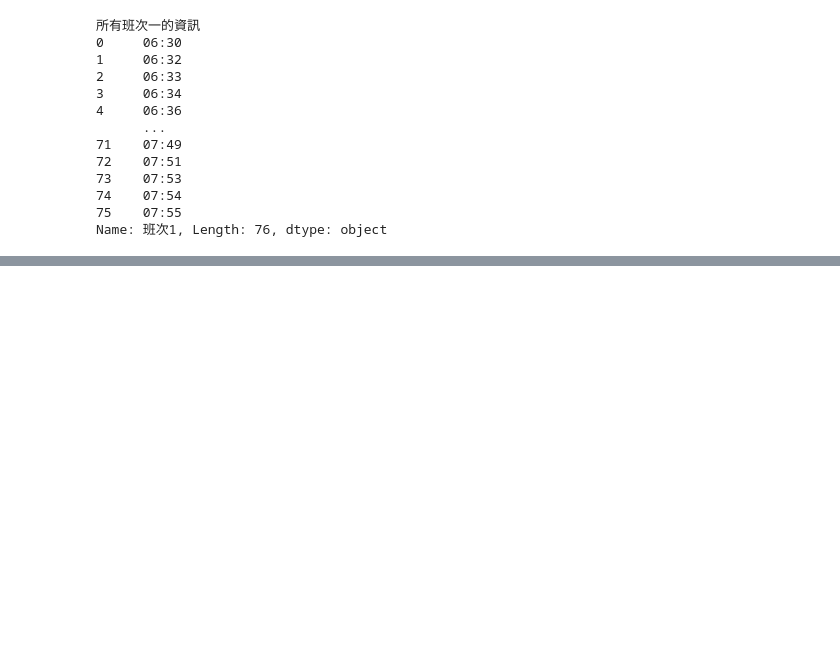
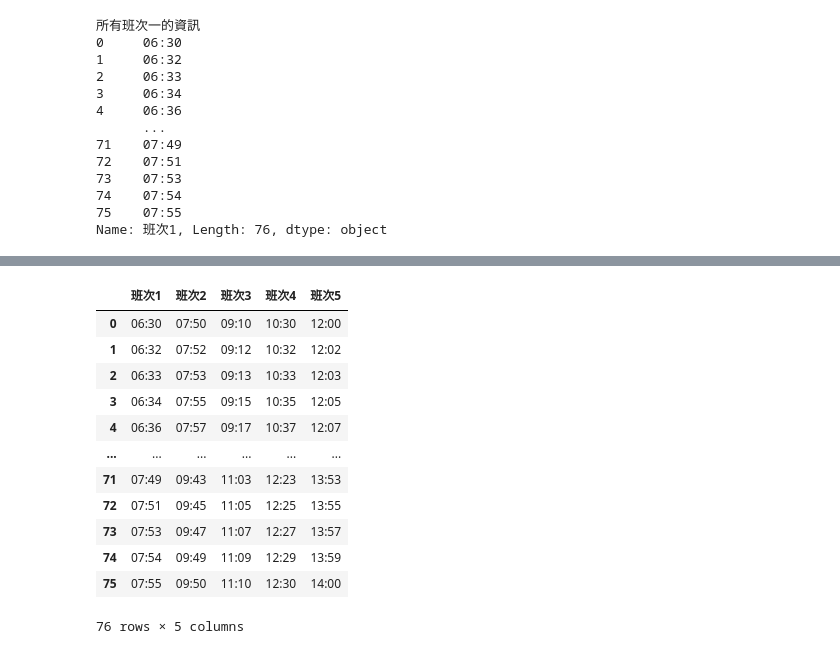
Before and after one commit to PatrickRuan/PyCrawlerMarathon, a Jupyter notebook: homework/Day002_HW.ipynb, the cells around one changed output, grey strips where cells are left out. Drawn from its saved outputs; the diff is of its cells as text; code cells hidden in the pictures; blank space fills up the shorter version.

```diff
--- a/homework/Day002_HW.ipynb
+++ b/homework/Day002_HW.ipynb
@@ -128,0 +145,17 @@ Your Code
+# %%
+# 3. 將班次一到五與其所有時間用一種資料型態個別保存
+row_5, row_6, row_7, row_8, row_9 = [], [], [], [], []
+with open('./data/example.csv', newline='') as csvfile:
+    # 讀取 CSV 檔案內容
+    rows = csv.reader(csvfile)
+    # 以迴圈輸出每一列
+    for row in rows:
+        row_5.append(row[5])
+        row_6.append(row[6])
+        row_7.append(row[7])
+        row_8.append(row[8])
+        row_9.append(row[9])
+row59 = {}
+row59 = {row_5[0]:row_5[1:],row_6[0]:row_6[1:],row_7[0]:row_7[1:],row_8[0]:row_8[1:],row_9[0]:row_9[1:]}
+row59 # <== saved into a dictionary
+row59pd = pd.DataFrame(row59) # <== saved into a pandas' dataframe
@@ -128,0 +171,16 @@ Your Code
+# %%
+# 3. 將班次一到五與其所有時間用一種資料型態個別保存
+row_5, row_6, row_7, row_8, row_9 = [], [], [], [], []
+with open('./data/example.csv', newline='') as csvfile:
+    # 讀取 CSV 檔案內容
+    rows = csv.reader(csvfile)
+    # 以迴圈輸出每一列
+    for row in rows:
+        row_5.append(row[5])
+        row_6.append(row[6])
+        row_7.append(row[7])
+        row_8.append(row[8])
+        row_9.append(row[9])
+
+zip_c = list(zip([row_5[0], row_6[0], row_7[0], row_8[0], row_9[0]], [row_5[1:],row_6[1:],row_7[1:],row_8[1:],row_9[1:]]))
+row59pd = pd.DataFrame(dict(zip_c))
@@ -128,0 +196,21 @@ Your Code
+# %%
+zip_c = list(zip([row_5[0], row_6[0], row_7[0], row_8[0], row_9[0]], [row_5[1:],row_6[1:],row_7[1:],row_8[1:],row_9[1:]]))
+import numpy as np
+data = np.array([row_5[1:],row_6[1:],row_7[1:],row_8[1:],row_9[1:]]).transpose()
+row59pd= pd.DataFrame(data=data, columns=[row_5[0], row_6[0], row_7[0], row_8[0], row_9[0]])
+# %%
+row59pd
+# %% [output]
+|  | 班次1 | 班次2 | 班次3 | 班次4 | 班次5 |
+| 0 | 06:30 | 07:50 | 09:10 | 10:30 | 12:00 |
+| 1 | 06:32 | 07:52 | 09:12 | 10:32 | 12:02 |
+| 2 | 06:33 | 07:53 | 09:13 | 10:33 | 12:03 |
+| 3 | 06:34 | 07:55 | 09:15 | 10:35 | 12:05 |
+| 4 | 06:36 | 07:57 | 09:17 | 10:37 | 12:07 |
+| ... | ... | ... | ... | ... | ... |
+| 71 | 07:49 | 09:43 | 11:03 | 12:23 | 13:53 |
+| 72 | 07:51 | 09:45 | 11:05 | 12:25 | 13:55 |
+| 73 | 07:53 | 09:47 | 11:07 | 12:27 | 13:57 |
+| 74 | 07:54 | 09:49 | 11:09 | 12:29 | 13:59 |
+| 75 | 07:55 | 09:50 | 11:10 | 12:30 | 14:00 |
+76 rows × 5 columns
```
Also changed, not shown: parts of 5 cells of this notebook.
